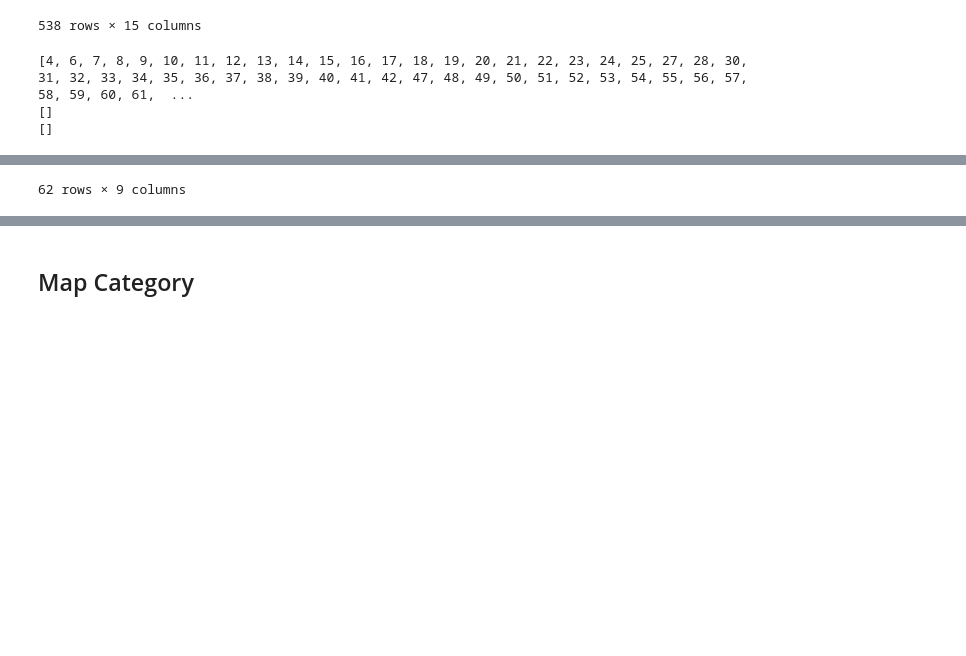
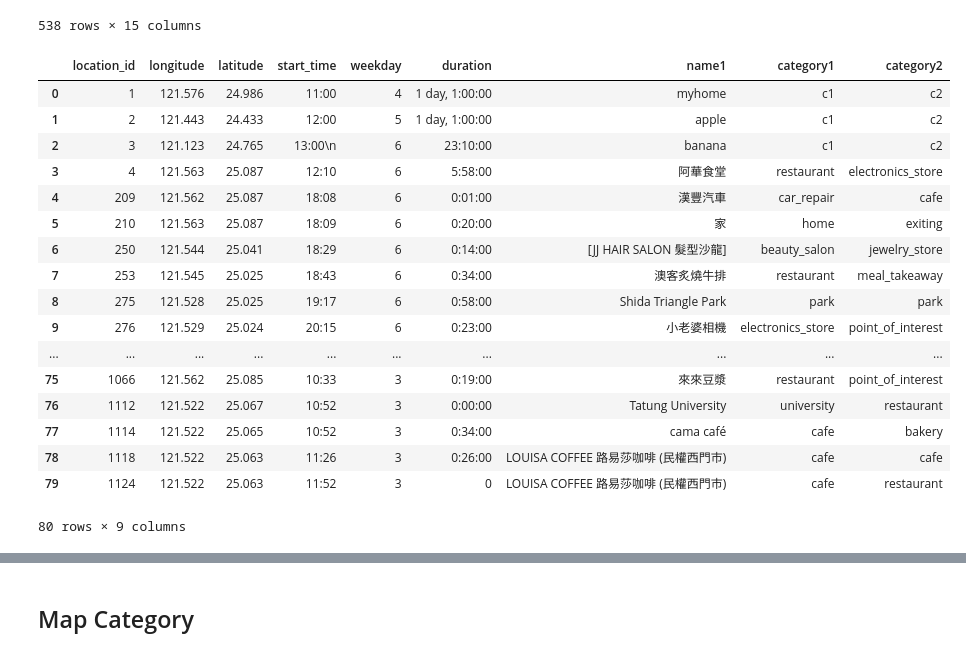
Before and after one commit to yuchieh0130/chchboss, a Jupyter notebook: CategoryPrediction_RandomForest.ipynb, the cells around one changed output, grey strips where cells are left out. Cells and saved outputs as stored; diff of their text form; code cells hidden in the pictures; blank space fills up the shorter version.

```diff
--- a/CategoryPrediction_RandomForest.ipynb
+++ b/CategoryPrediction_RandomForest.ipynb
@@ -271,37 +271,66 @@ stopLoc
 # %%
 #calculate duration
 import datetime as dt
 from datetime import datetime
 
-for i in range(3):
-    dropList = []
-    for row in range(0,len(stopLoc)-1):
+dropList = []
+for row in range(0,len(stopLoc)-1):
 
-        res = set(stopLoc.iloc[row,8:13]) & set(stopLoc.iloc[row-1,8:13])
-        if len(res) > 1:
-            if stopLoc.iloc[row,14] != 'entering' and stopLoc.iloc[row,14] != 'exiting':
-                dropList.append(row)
+    res = set(stopLoc.iloc[row,8:13]) & set(stopLoc.iloc[row-1,8:13])
+    if len(res) > 1:
+        if stopLoc.iloc[row,14] != 'entering' and stopLoc.iloc[row,14] != 'exiting':
+            dropList.append(row)
 
-        #calculate duration
-        if stopLoc.iloc[row+1,3] == stopLoc.iloc[row,3]:
-            stopLoc.iloc[row,6] = datetime.strptime(stopLoc.iloc[row+1,4], '%H:%M') - datetime.strptime(stopLoc.iloc[row,4], '%H:%M')
-        else:
-            a = dt.datetime(2000,1,2,int(stopLoc.iloc[row+1,4].split(':')[0]),int(stopLoc.iloc[row+1,4].split(':')[1]))
-            b = dt.datetime(2000,1,1,int(stopLoc.iloc[row,4].split(':')[0]),int(stopLoc.iloc[row,4].split(':')[1]))
-            stopLoc.iloc[row,6] = a - b
+    #calculate duration
+    if stopLoc.iloc[row+1,3] == stopLoc.iloc[row,3]:
+        stopLoc.iloc[row,6] = datetime.strptime(stopLoc.iloc[row+1,4], '%H:%M') - datetime.strptime(stopLoc.iloc[row,4], '%H:%M')
+    else:
+        a = dt.datetime(2000,1,2,int(stopLoc.iloc[row+1,4].split(':')[0]),int(stopLoc.iloc[row+1,4].split(':')[1]))
+        b = dt.datetime(2000,1,1,int(stopLoc.iloc[row,4].split(':')[0]),int(stopLoc.iloc[row,4].split(':')[1]))
+        stopLoc.iloc[row,6] = a - b
 
-        #kill duration <10
-        if pd.Timedelta(stopLoc.iloc[row,6]) < pd.Timedelta('00:10:00'):
-            if stopLoc.iloc[row,14] != 'entering' and stopLoc.iloc[row,14] != 'exiting':
-                dropList.append(row)
+    #kill duration <10
+    if pd.Timedelta(stopLoc.iloc[row,6]) < pd.Timedelta('00:10:00'):
+        if stopLoc.iloc[row,14] != 'entering' and stopLoc.iloc[row,14] != 'exiting':
+            dropList.append(row)
 
-    stopLoc = stopLoc.drop(dropList)
-    stopLoc = stopLoc.reset_index(drop = True)
-    print(dropList)
+
+removeList = []
+for i in range(1,len(dropList)-1):
+    if dropList[i] - dropList[i-1] < 3:
+        removeList.append(dropList[i])
+
+stopLoc = stopLoc.drop(removeList)
+stopLoc = stopLoc.reset_index(drop = True)
+
+for row in range(0,len(stopLoc)-1):
+
+    #calculate duration
+    if stopLoc.iloc[row+1,3] == stopLoc.iloc[row,3]:
+        stopLoc.iloc[row,6] = datetime.strptime(stopLoc.iloc[row+1,4], '%H:%M') - datetime.strptime(stopLoc.iloc[row,4], '%H:%M')
+    else:
+        a = dt.datetime(2000,1,2,int(stopLoc.iloc[row+1,4].split(':')[0]),int(stopLoc.iloc[row+1,4].split(':')[1]))
+        b = dt.datetime(2000,1,1,int(stopLoc.iloc[row,4].split(':')[0]),int(stopLoc.iloc[row,4].split(':')[1]))
+        stopLoc.iloc[row,6] = a - b
 
 stopLoc = stopLoc.drop(['start_date','name2','name3','name4','name5','speed'], 1)
 stopLoc
 # %% [output]
+|  | location_id | longitude | latitude | start_time | weekday | duration | name1 | category1 | category2 |
+| 0 | 1 | 121.576 | 24.986 | 11:00 | 4 | 1 day, 1:00:00 | myhome | c1 | c2 |
+| 1 | 2 | 121.443 | 24.433 | 12:00 | 5 | 1 day, 1:00:00 | apple | c1 | c2 |
+| 2 | 3 | 121.123 | 24.765 | 13:00\n | 6 | 23:10:00 | banana | c1 | c2 |
+| 3 | 4 | 121.563 | 25.087 | 12:10 | 6 | 5:58:00 | 阿華食堂 | restaurant | electronics_store |
+| 4 | 209 | 121.562 | 25.087 | 18:08 | 6 | 0:01:00 | 漢豐汽車 | car_repair | cafe |
+| 5 | 210 | 121.563 | 25.087 | 18:09 | 6 | 0:20:00 | 家 | home | exiting |
+| 6 | 250 | 121.544 | 25.041 | 18:29 | 6 | 0:14:00 | [JJ HAIR SALON 髮型沙龍] | beauty_salon | jewelry_store |
+| 7 | 253 | 121.545 | 25.025 | 18:43 | 6 | 0:34:00 | 澳客炙燒牛排 | restaurant | meal_takeaway |
+| 8 | 275 | 121.528 | 25.025 | 19:17 | 6 | 0:58:00 | Shida Triangle Park | park | park |
+| 9 | 276 | 121.529 | 25.024 | 20:15 | 6 | 0:23:00 | 小老婆相機 | electronics_store | point_of_interest |
+| ... | ... | ... | ... | ... | ... | ... | ... | ... | ... |
+| 75 | 1066 | 121.562 | 25.085 | 10:33 | 3 | 0:19:00 | 來來豆漿 | restaurant | point_of_interest |
+| 76 | 1112 | 121.522 | 25.067 | 10:52 | 3 | 0:00:00 | Tatung University | university | restaurant |
+| 77 | 1114 | 121.522 | 25.065 | 10:52 | 3 | 0:34:00 | cama café | cafe | bakery |
+| 78 | 1118 | 121.522 | 25.063 | 11:26 | 3 | 0:26:00 | LOUISA COFFEE 路易莎咖啡 (民權西門市) | cafe | cafe |
+| 79 | 1124 | 121.522 | 25.063 | 11:52 | 3 | 0 | LOUISA COFFEE 路易莎咖啡 (民權西門市) | cafe | restaurant |
-[4, 6, 7, 8, 9, 10, 11, 12, 13, 14, 15, 16, 17, 18, 19, 20, 21, 22, 23, 24, 25, 27, 28, 30, 31, 32, 33, 34, 35, 36, 37, 38, 39, 40, 41, 42, 47, 48, 49, 50, 51, 52, 53, 54, 55, 56, 57, 58, 59, 60, 61,  ...
-[]
-[]
+80 rows × 9 columns
@@ -325 +336,0 @@ stopLoc
-62 rows × 9 columns
```
Also changed, not shown: parts of 3 cells of this notebook.
